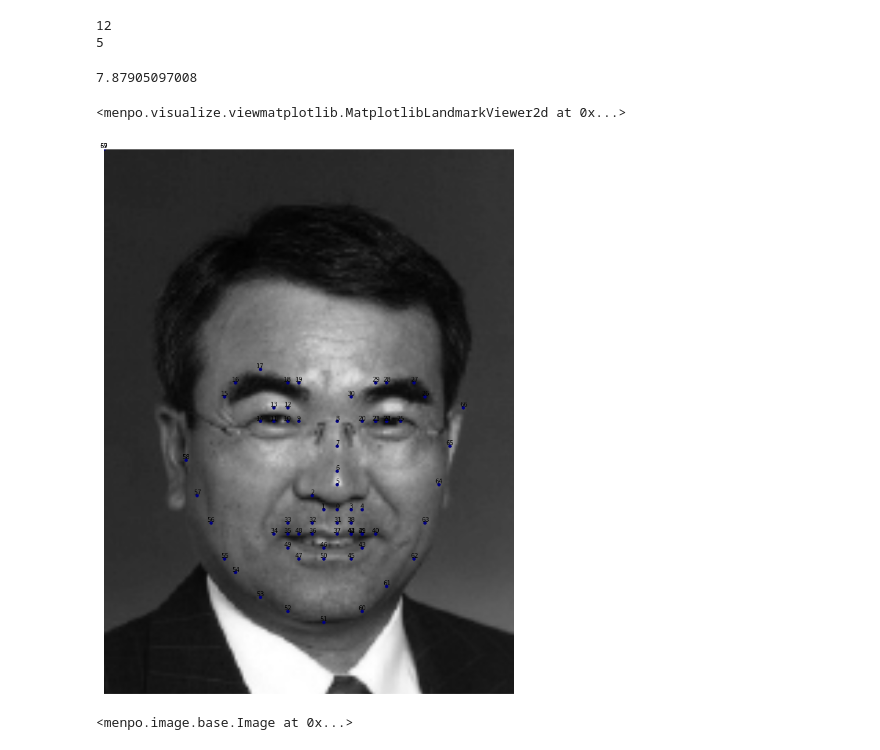
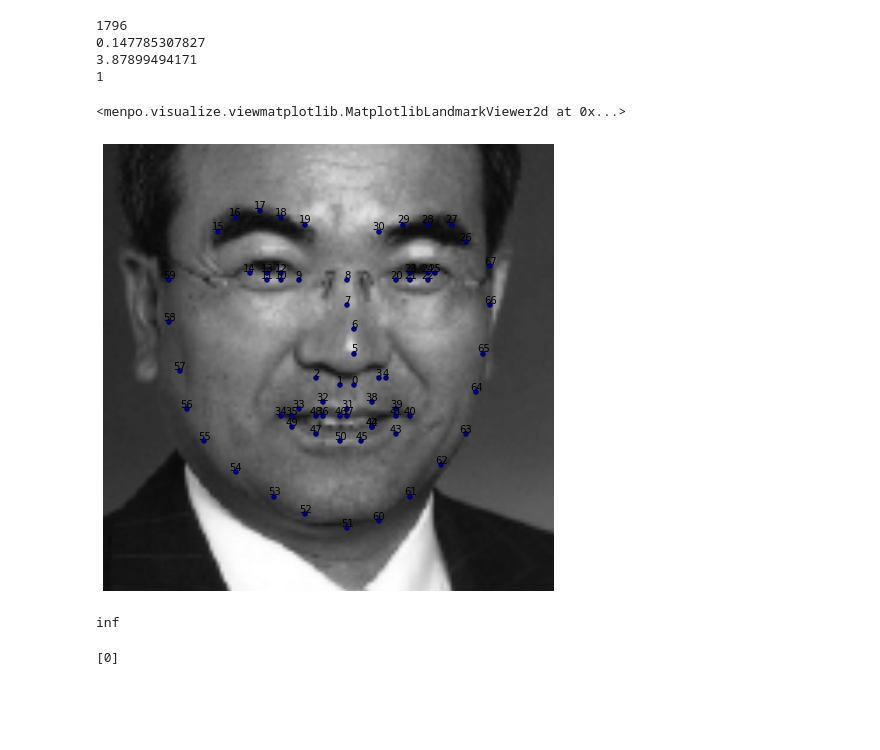
Before and after one commit to menpo/menpofit, a Jupyter notebook: menpofit/dpm/dpm_call_menpofit_branch.ipynb, the cells around one changed output. Saved outputs shown, nothing was run; the diff lists cells and outputs as text; code cells hidden in the pictures; blank space fills up the shorter version.

```diff
--- a/menpofit/dpm/dpm_call_menpofit_branch.ipynb
+++ b/menpofit/dpm/dpm_call_menpofit_branch.ipynb
@@ -9,14 +9,6 @@ except NameError:  # in case it's a script.
 from menpo.shape import Tree
 import numpy as np
 from numpy import size
-# %%
-a = np.zeros((3,4))
-print size(a)
-a = [1,2,3,4,5]
-print size(a)
-# %% [output]
-12
-5
 # %%
 from menpofit.dpm import DPM, DPMFitter, non_max_suppression_fast, clip_boxes, bb_to_lns
 # %%
@@ -45,7 +37,7 @@ def get_components(model, pyra_pad):
             (ax, ay, ds) = np.copy(x['anchor'][0])
             if k == 0:
                 bias = 1*x['w'][0][0]
-            anchors.append((ay, ax))
+            anchors.append((ax, ay, ds))
         pairs = zip(parents, range(num_parts))
         tree_matrix = csr_matrix(([1] * (num_parts-1), (zip(*pairs[1:]))), shape=(num_parts, num_parts))
         tree = Tree(tree_matrix, root_vertex=0, skip_checks=True)
@@ -161,7 +153,7 @@ def debugging():
     #
     # print filters
 
-    im = mio.import_builtin_asset.takeo_ppm()
+    im = mio.import_builtin_asset('takeo.ppm')
 
     import time
 
@@ -169,26 +161,45 @@ def debugging():
     dpm = DPM(filters_all, defs_all, components)    # todo: this actually should have been learnt from the images
     # return
     #
-    boxes = DPMFitter(dpm).fast_fit(im, thresh)
+    pickle_dev = '/vol/atlas/homes/ks3811/pickles'
+    try:
+        import os
+        import menpo.io as mio
+        fp = os.path.join(pickle_dev, 'final2.pkl')
+        model = mio.import_pickle(fp)
+    except ValueError:  # pickle does not exist
+        pass
+
+    boxes = DPMFitter(dpm).fast_fit_from_model(im, model, thresh)
+    print np.size(boxes)
     boxes.sort(key=lambda item: item['s'], reverse=True)
+    print boxes[0]['s']
     cc, pick = non_max_suppression_fast(clip_boxes(boxes), 0.3)
     lns = bb_to_lns(boxes, pick)
     end = time.time()
     print(end - start)
     return lns, im
-# %%
-lns1, im = debugging()
-# %% [output]
-7.87905097008
+# %%
+lns, im = debugging()
+print len(lns)
+# %% [output]
+1796
+0.147785307827
+3.87899494171
+1
 # %%
 from menpo.shape import PointCloud
-im.landmarks['PTS'] = PointCloud(lns1[0])
-im2 = im.crop_to_landmarks_proportion(0.2)
-im2.view_landmarks(render_numbering=True, figure_size=(22, 16))
+im.landmarks['TEST'] = PointCloud(lns[0])
+im2 = im.crop_to_landmarks_proportion(0.2, group='TEST')
+im2.view_landmarks(render_numbering=True, group='TEST')
 # %% [output]
 <menpo.visualize.viewmatplotlib.MatplotlibLandmarkViewer2d at 0x...>
-[figure, old version]
+[figure, new version]
-# %%
-im2.crop([0,0], [50,50])
-# %% [output]
-<menpo.image.base.Image at 0x...>
+# %%
+print np.inf
+# %% [output]
+inf
+# %%
+print  range(1)
+# %% [output]
+[0]
```
Also changed, not shown: 3 other files.
